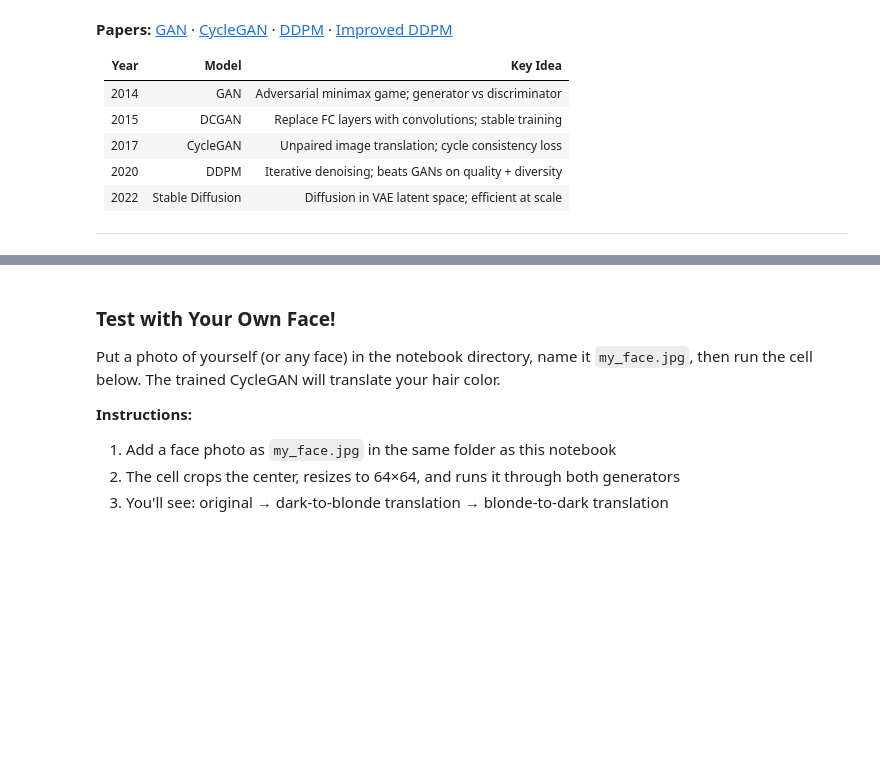
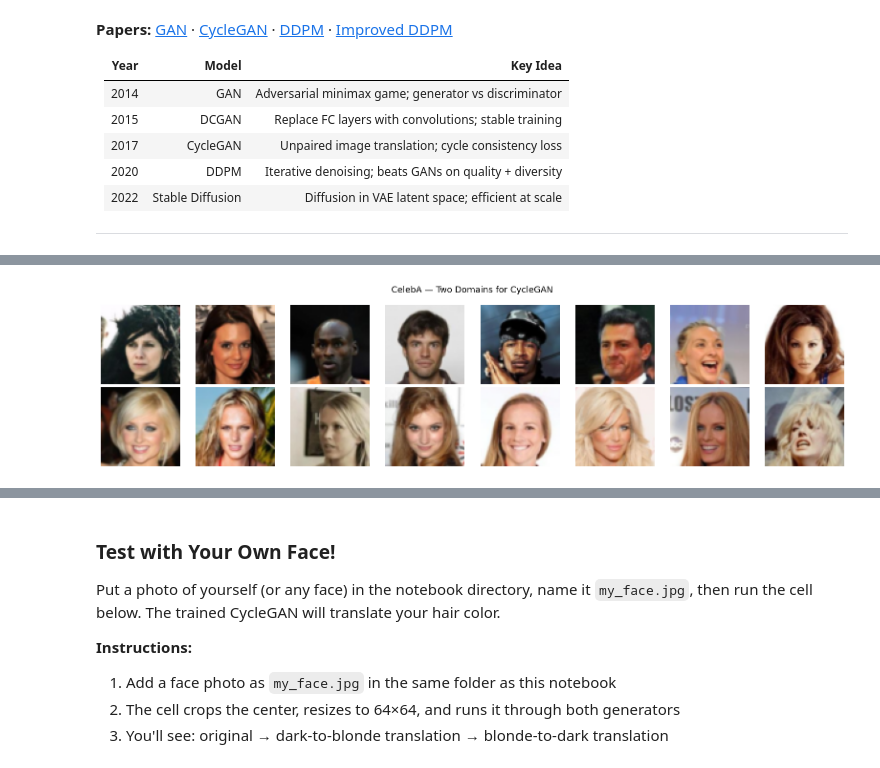
Before and after one commit to moreshud/Python-for-Deep-Learning, a Jupyter notebook: Assignments/2026_Assignment/A4 - GANs + Diffusion/A4-Generative-Models.ipynb, the cells around one changed output, grey strips where cells are left out. Cells and saved outputs as stored; diff of their text form; code cells hidden in the pictures; blank space fills up the shorter version.

```diff
--- a/Assignments/2026_Assignment/A4 - GANs + Diffusion/A4-Generative-Models.ipynb
+++ b/Assignments/2026_Assignment/A4 - GANs + Diffusion/A4-Generative-Models.ipynb
@@ -283,3 +318,28 @@ The CycleGAN learns to swap hair colors without any paired examples.
 ![CycleGAN Results](img/Results.jpg)
 
 ![CycleGAN Teaser](img/cyclegan_teaser.jpg)
+# %%
+# ============================================================
+#  CelebA Dataset — download via torchvision
+#  Two domains: dark hair (attr 9=0) vs blonde hair (attr 9=1)
+# ============================================================
+
+IMG_SIZE = 64  # use 64x64 to keep training tractable on CPU/single GPU
+
+celeba_transform = transforms.Compose([
+    transforms.CenterCrop(178),
+    transforms.Resize(IMG_SIZE),
+    transforms.ToTensor(),
+    transforms.Normalize([0.5, 0.5, 0.5], [0.5, 0.5, 0.5])
+])
+
+torchvision.datasets.CelebA._check_integrity = lambda self: True
+
+print("Downloading CelebA (this may take a few minutes on first run)...")
+celeba_full = torchvision.datasets.CelebA(
+    './data',
+    split='train',
+    target_type='attr',
+    download=False,
+    transform=celeba_transform
+)
@@ -337,3 +397,25 @@ plt.tight_layout(); plt.show()
+# %%
+# Show samples from both domains
+fig, axes = plt.subplots(2, 8, figsize=(16, 4))
+for i, (imgs, _) in enumerate(DataLoader(celeba_dark,   batch_size=8, shuffle=True)):
+    for j in range(8):
+        axes[0, j].imshow(imgs[j].permute(1, 2, 0) * 0.5 + 0.5)
+        axes[0, j].axis('off')
+    break
+
+for i, (imgs, _) in enumerate(DataLoader(celeba_blonde, batch_size=8, shuffle=True)):
+    for j in range(8):
+        axes[1, j].imshow(imgs[j].permute(1, 2, 0) * 0.5 + 0.5)
+        axes[1, j].axis('off')
+    break
+
+axes[0, 0].set_ylabel('Dark Hair\n(Domain X)', fontsize=10)
+axes[1, 0].set_ylabel('Blonde Hair\n(Domain Y)', fontsize=10)
+plt.suptitle('CelebA — Two Domains for CycleGAN', fontsize=13)
+plt.tight_layout();
+plt.show()
+# %% [output]
+[figure, added]
 # %%
 # ============================================================
 #  CycleGAN Architecture
```
Also changed, not shown: parts of 16 cells of this notebook, 2 other files.
